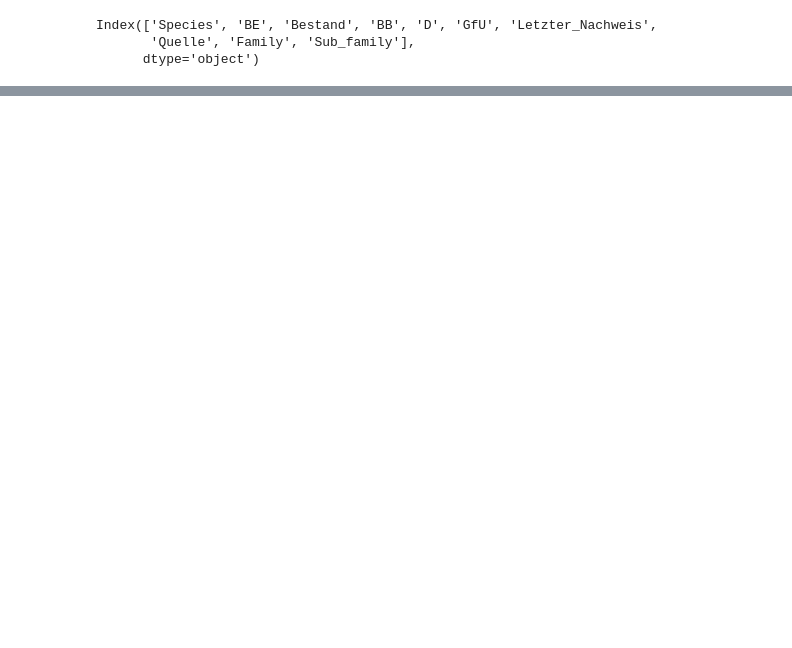
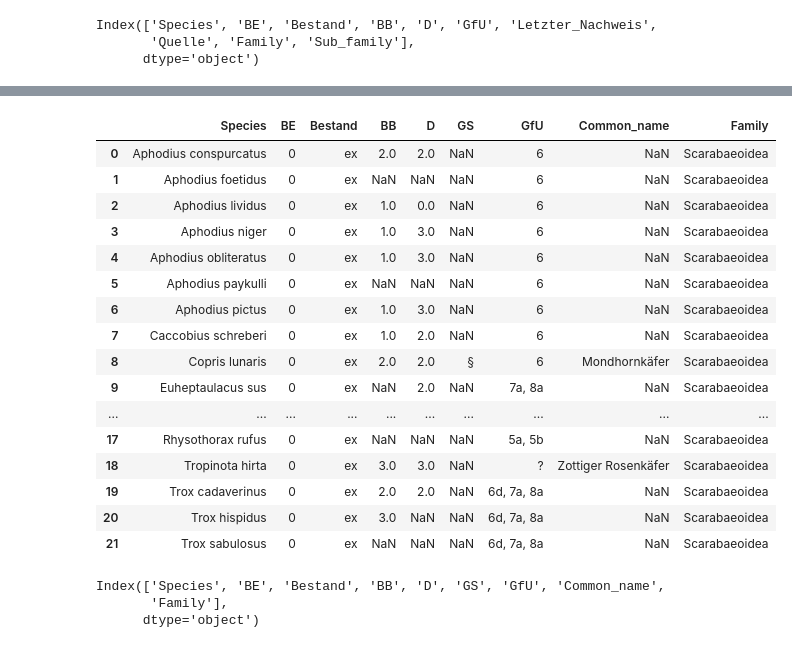
Before and after one commit to Zzzhenya/Berlin-red-list, a Jupyter notebook: Transformation/Raw_csv/Insecta.ipynb, the cells around one changed output, grey strips where cells are left out. Saved outputs shown, nothing was run; the diff lists cells and outputs as text; code cells hidden in the pictures; blank space fills up the shorter version.

Commit message:
Updated transformation for Blatthornkaefer and Wasserkaefer

```diff
--- a/Transformation/Raw_csv/Insecta.ipynb
+++ b/Transformation/Raw_csv/Insecta.ipynb
@@ -295,0 +298,5 @@ df.to_csv('../../Transformation/Data_cleaning_step1/Chrysomelidae_ Megalopodidae
+# %%
+# Read file into dataframe
+
+df = pd.read_csv('Coleoptera Scarabaeoidea Blatthornkäfer.csv')
+df.head()
@@ -295,0 +330,4 @@ df.to_csv('../../Transformation/Data_cleaning_step1/Chrysomelidae_ Megalopodidae
+# %%
+# dropping Trend_kurz and Trend_lang, RF columns
+
+df.drop(columns = ["Trend_kurz", "Trend_lang", "RF"], inplace = True)
@@ -295,0 +343,6 @@ df.to_csv('../../Transformation/Data_cleaning_step1/Chrysomelidae_ Megalopodidae
+# %%
+# Editing species column based on binomial nomenclature
+
+df1 = df.Species.str.split(pat=" ", n = 3, expand = True)
+df1
+df.Species = df1[0].str.cat(df1[1], sep = " ")
@@ -295,0 +369,33 @@ df.to_csv('../../Transformation/Data_cleaning_step1/Chrysomelidae_ Megalopodidae
+# %%
+# Adding Family: Scarabaeoidea to all rows
+
+i = 0;
+while i < 22:
+    df.at[i,"Family"] = "Scarabaeoidea"
+    i = i + 1
+
+df
+# %% [output]
+|  | Species | BE | Bestand | BB | D | GS | GfU | Common_name | Family |
+| 0 | Aphodius conspurcatus | 0 | ex | 2.0 | 2.0 | NaN | 6 | NaN | Scarabaeoidea |
+| 1 | Aphodius foetidus | 0 | ex | NaN | NaN | NaN | 6 | NaN | Scarabaeoidea |
+| 2 | Aphodius lividus | 0 | ex | 1.0 | 0.0 | NaN | 6 | NaN | Scarabaeoidea |
+| 3 | Aphodius niger | 0 | ex | 1.0 | 3.0 | NaN | 6 | NaN | Scarabaeoidea |
+| 4 | Aphodius obliteratus | 0 | ex | 1.0 | 3.0 | NaN | 6 | NaN | Scarabaeoidea |
+| 5 | Aphodius paykulli | 0 | ex | NaN | NaN | NaN | 6 | NaN | Scarabaeoidea |
+| 6 | Aphodius pictus | 0 | ex | 1.0 | 3.0 | NaN | 6 | NaN | Scarabaeoidea |
+| 7 | Caccobius schreberi | 0 | ex | 1.0 | 2.0 | NaN | 6 | NaN | Scarabaeoidea |
+| 8 | Copris lunaris | 0 | ex | 2.0 | 2.0 | § | 6 | Mondhornkäfer | Scarabaeoidea |
+| 9 | Euheptaulacus sus | 0 | ex | NaN | 2.0 | NaN | 7a, 8a | NaN | Scarabaeoidea |
+| ... | ... | ... | ... | ... | ... | ... | ... | ... | ... |
+| 17 | Rhysothorax rufus | 0 | ex | NaN | NaN | NaN | 5a, 5b | NaN | Scarabaeoidea |
+| 18 | Tropinota hirta | 0 | ex | 3.0 | 3.0 | NaN | ? | Zottiger Rosenkäfer | Scarabaeoidea |
+| 19 | Trox cadaverinus | 0 | ex | 2.0 | 2.0 | NaN | 6d, 7a, 8a | NaN | Scarabaeoidea |
+| 20 | Trox hispidus | 0 | ex | 3.0 | NaN | NaN | 6d, 7a, 8a | NaN | Scarabaeoidea |
+| 21 | Trox sabulosus | 0 | ex | NaN | NaN | NaN | 6d, 7a, 8a | NaN | Scarabaeoidea |
+# %%
+df.columns
+# %% [output]
+Index(['Species', 'BE', 'Bestand', 'BB', 'D', 'GS', 'GfU', 'Common_name',
+       'Family'],
+      dtype='object')
```
Also changed, not shown: parts of 22 cells of this notebook.
